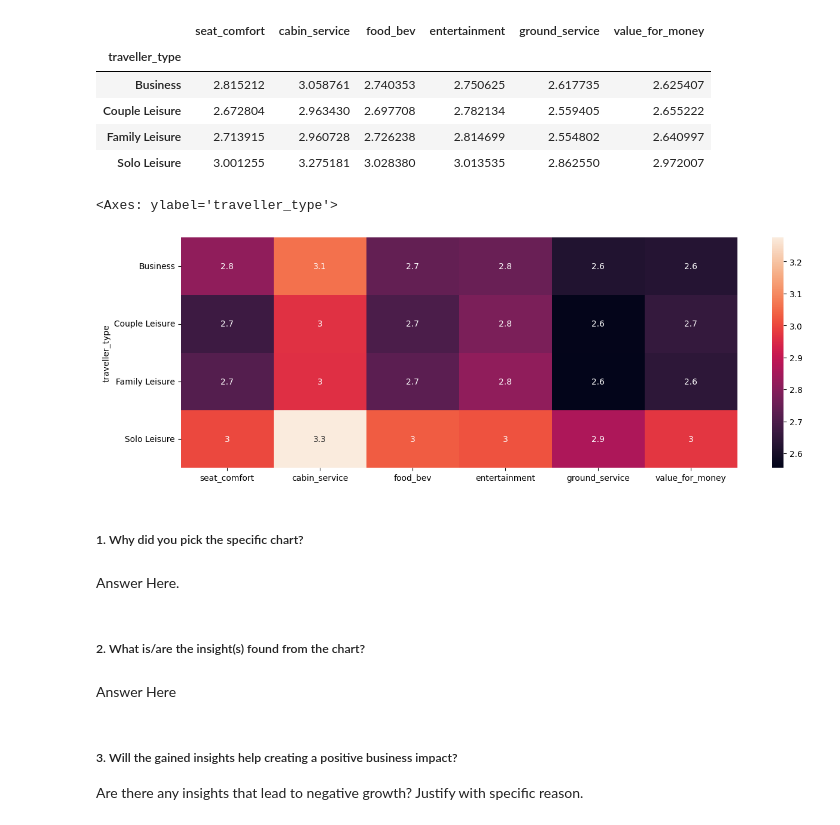
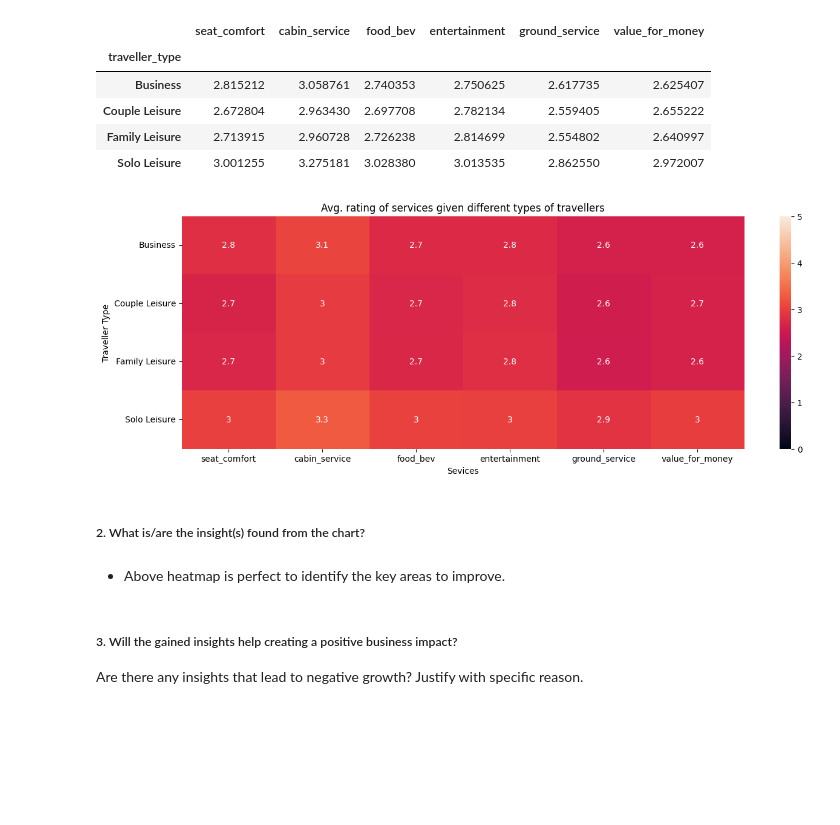
Before and after one commit to MrMRaut/Airline-Referral-Classification, a Jupyter notebook: Airline_Referral_Classification.ipynb, the cells around one changed output. Cells and saved outputs as stored; diff of their text form; code cells hidden in the pictures; blank space fills up the shorter version.

```diff
--- a/Airline_Referral_Classification.ipynb
+++ b/Airline_Referral_Classification.ipynb
@@ -345,19 +334,19 @@ temp
 | Couple Leisure | 2.672804 | 2.963430 | 2.697708 | 2.782134 | 2.559405 | 2.655222 |
 | Family Leisure | 2.713915 | 2.960728 | 2.726238 | 2.814699 | 2.554802 | 2.640997 |
 | Solo Leisure | 3.001255 | 3.275181 | 3.028380 | 3.013535 | 2.862550 | 2.972007 |
-# %%
-sns.heatmap(temp, annot=True)
-# %% [output]
-<Axes: ylabel='traveller_type'>
-[figure, removed]
-# %% [markdown]
-##### 1. Why did you pick the specific chart?
-# %% [markdown]
-Answer Here.
+# %%
+sns.heatmap(temp, annot=True, vmax=5, vmin=0)
+
+plt.title('Avg. rating of services given different types of travellers')
+plt.ylabel('Traveller Type')
+plt.xlabel('Sevices')
+plt.show()
+# %% [output]
+[figure, added]
 # %% [markdown]
 ##### 2. What is/are the insight(s) found from the chart?
-# %% [markdown]
-Answer Here
+# %% [markdown]
+- Above heatmap is perfect to identify the key areas to improve.
 # %% [markdown]
 ##### 3. Will the gained insights help creating a positive business impact?
 Are there any insights that lead to negative growth? Justify with specific reason.
```
Also changed, not shown: parts of 8 cells of this notebook.
